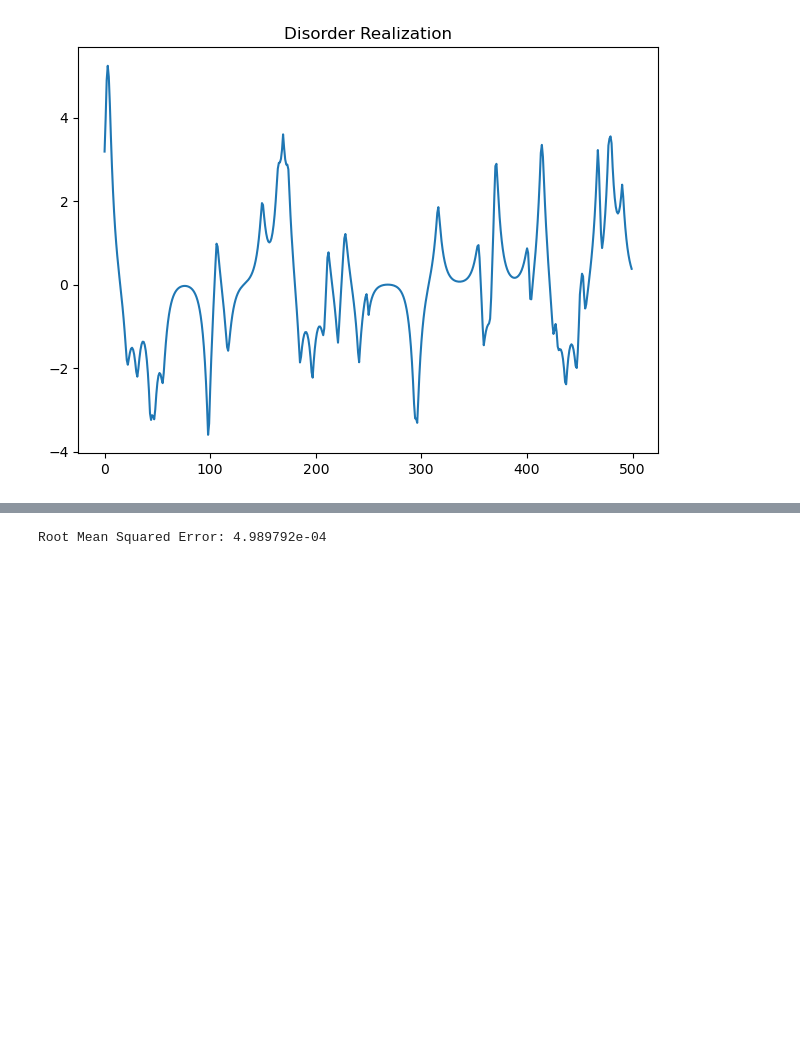
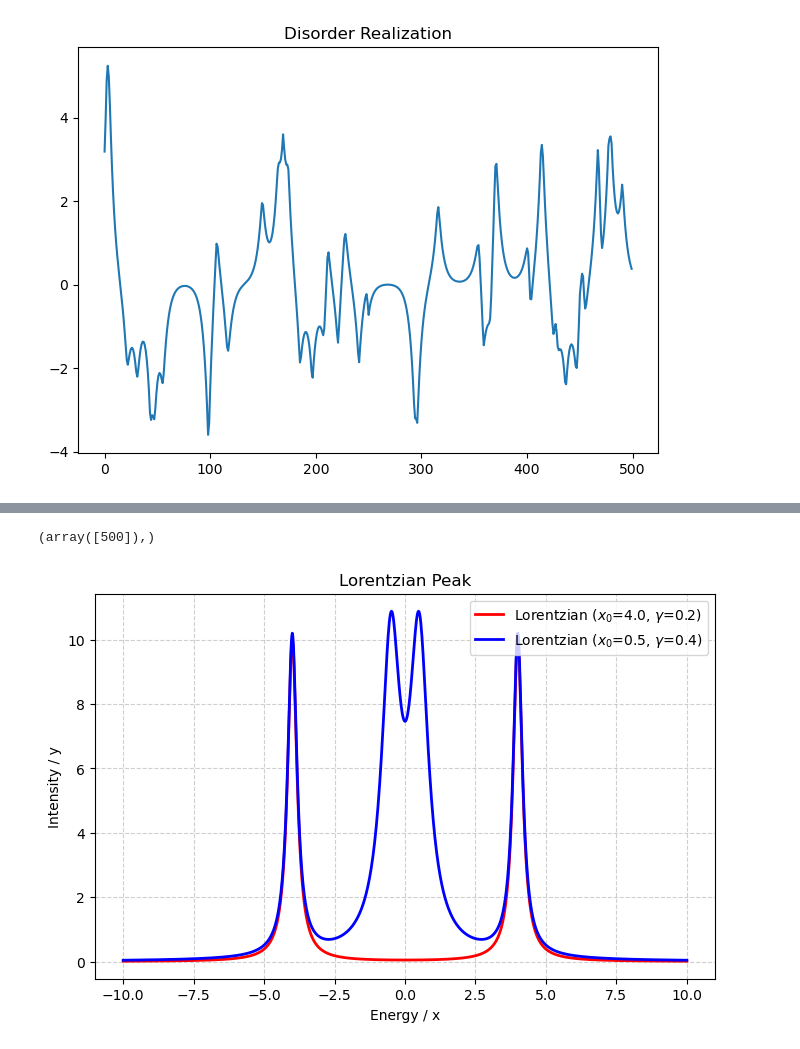
Before and after one commit to polianahp/Nonlocality-of-local-Andreev-conductances-as-a-probe-for-topological-Majorana-wires, a Jupyter notebook: Nathan-testing.ipynb, the cells around one changed output, grey strips where cells are left out. Drawn from its saved outputs; the diff is of its cells as text; code cells hidden in the pictures; blank space fills up the shorter version.

```diff
--- a/Nathan-testing.ipynb
+++ b/Nathan-testing.ipynb
@@ -775,20 +763,3 @@ fig.savefig(Path(save_dir/"G_RL_barrier.png"))
-# %%
-import numpy as np
-
-# 1. Normalization: Scale by the first element (as per your previous logic)
-# This ensures both sequences start at 1.0
-normcond_R = conductance_right / conductance_right[0]
-normcond_L = conductance_left / conductance_left[0]
-
-
-# 2. Calculate the standard MSE
-mse = np.mean((conductance_right - conductance_left)**2)/len(conductance_right)
-rmse = np.sqrt(mse)
-
-
-print(f"Root Mean Squared Error: {rmse:.6e}")
-# %% [output]
-Root Mean Squared Error: 4.989792e-04
 # %%
 ##Saving Data
 np.savez(Path(save_dir/"Data.npz"),
@@ -826,0 +809,16 @@ np.savez(Path(save_dir/"Parameters.npz"),
+# %%
+# 1. Define the x-axis values
+# Creating 500 points between -10 and 10 for a smooth curve
+x = np.linspace(-10, 10, 1001)
+
+center1 = 4.0    # Centered at x = 0
+width1 = 0.2   # Gamma (width of the peak)
+amplitude1 = 10.0  # Max height
+
+center2 = 0.5    # Centered at x = 0
+width2 = 0.4  # Gamma (width of the peak)
+amplitude2 = 9.5  # Max height
+
+
+y1 = lorentzian(x, x0=center1, gamma=width1, A=amplitude1) + lorentzian(x, x0=-center1, gamma=width1, A=amplitude1)
+y2 = lorentzian(x, x0=center2, gamma=width2, A=amplitude2) + lorentzian(x, x0=-center2, gamma=width2, A=amplitude2) + y1
@@ -826,0 +828,36 @@ np.savez(Path(save_dir/"Parameters.npz"),
+# %%
+z_idx= np.where(x == 0)
+
+z_idx
+# %% [output]
+(array([500]),)
+# %%
+f = y2
+
+range = 5
+pos_rng_idx = np.where(np.isclose(x, range))[0][0]
+neg_rng_idx = np.where(np.isclose(x, -range))[0][0]
+
+f = f[neg_rng_idx:pos_rng_idx]
+x_filt = x[neg_rng_idx:pos_rng_idx]
+
+ret = find_peaks(f, prominence = 0.05)
+peak_idxs = ret[0]
+peak_values = ret[1]['prominences']
+peak_x_vals = x_filt[peak_idxs]
+# %%
+# 4. Plot the results
+plt.figure(figsize=(8, 5))
+plt.plot(x, y1, label=f'Lorentzian ($x_0$={center1}, $\gamma$={width1})', color='red', linewidth=2)
+plt.plot(x, y2, label=f'Lorentzian ($x_0$={center2}, $\gamma$={width2})', color='blue', linewidth=2)
+
+# Formatting the plot
+plt.title('Lorentzian Peak')
+plt.xlabel('Energy / x')
+plt.ylabel('Intensity / y')
+plt.legend()
+plt.grid(True, linestyle='--', alpha=0.6)
+
+plt.show()
+# %% [output]
+[figure, added]
```
Also changed, not shown: parts of 12 cells of this notebook, 2 other files.
